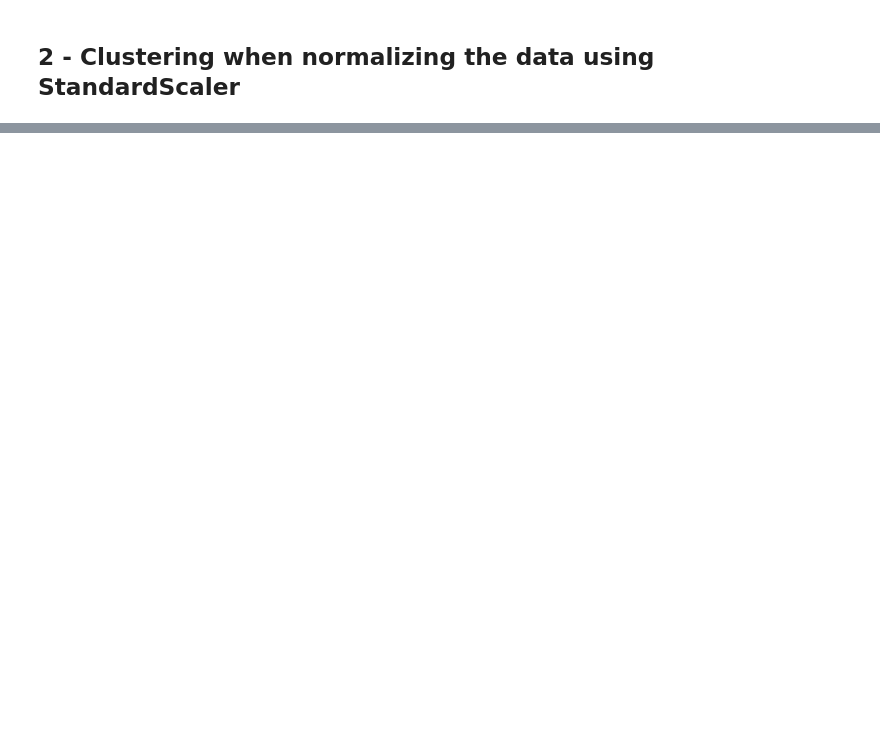
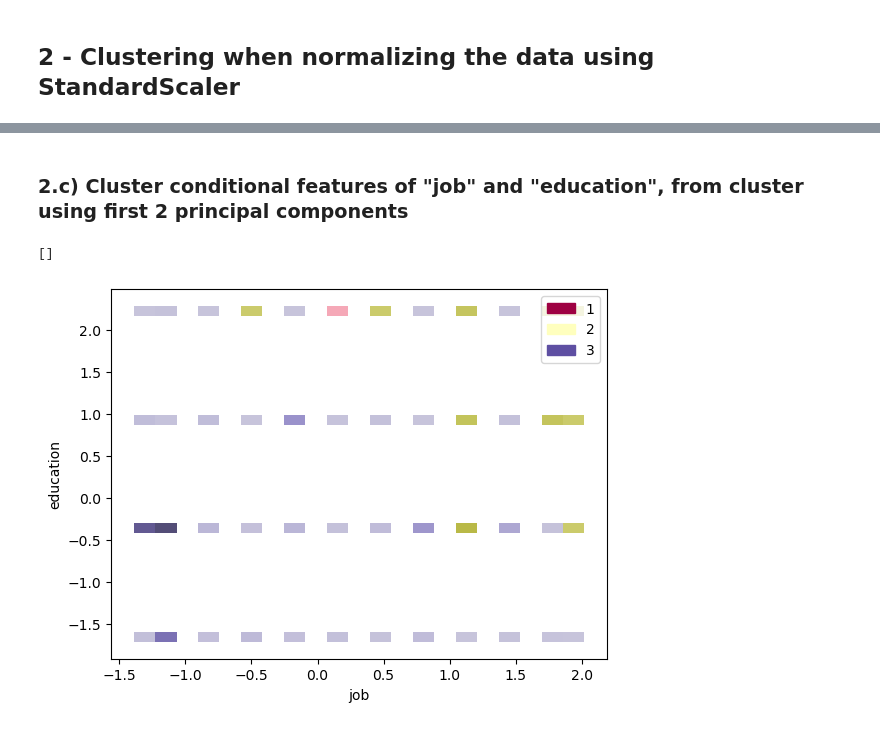
Before and after one commit to jppf22/HW4_Machine_Learning, a Jupyter notebook: code.ipynb, the cells around one changed output, grey strips where cells are left out. Cells and saved outputs as stored; diff of their text form; code cells hidden in the pictures; blank space fills up the shorter version.

```diff
--- a/code.ipynb
+++ b/code.ipynb
@@ -84,0 +221,10 @@ ValueError: could not convert string to float: 'admin.'
+# %% [markdown]
+### 2.c) Cluster conditional features of "job" and "education", from cluster using first 2 principal components
+# %%
+component_names = ["job", "education"]
+
+sns.histplot(X_scaled, x=component_names[0], y=component_names[1], hue=(clusters_prediction+1), multiple="dodge", stat="density", shrink=0.8, common_norm=False, palette="Spectral")
+plt.plot()
+# %% [output]
+[]
+[figure, added]
```
Also changed, not shown: parts of 14 cells of this notebook.
